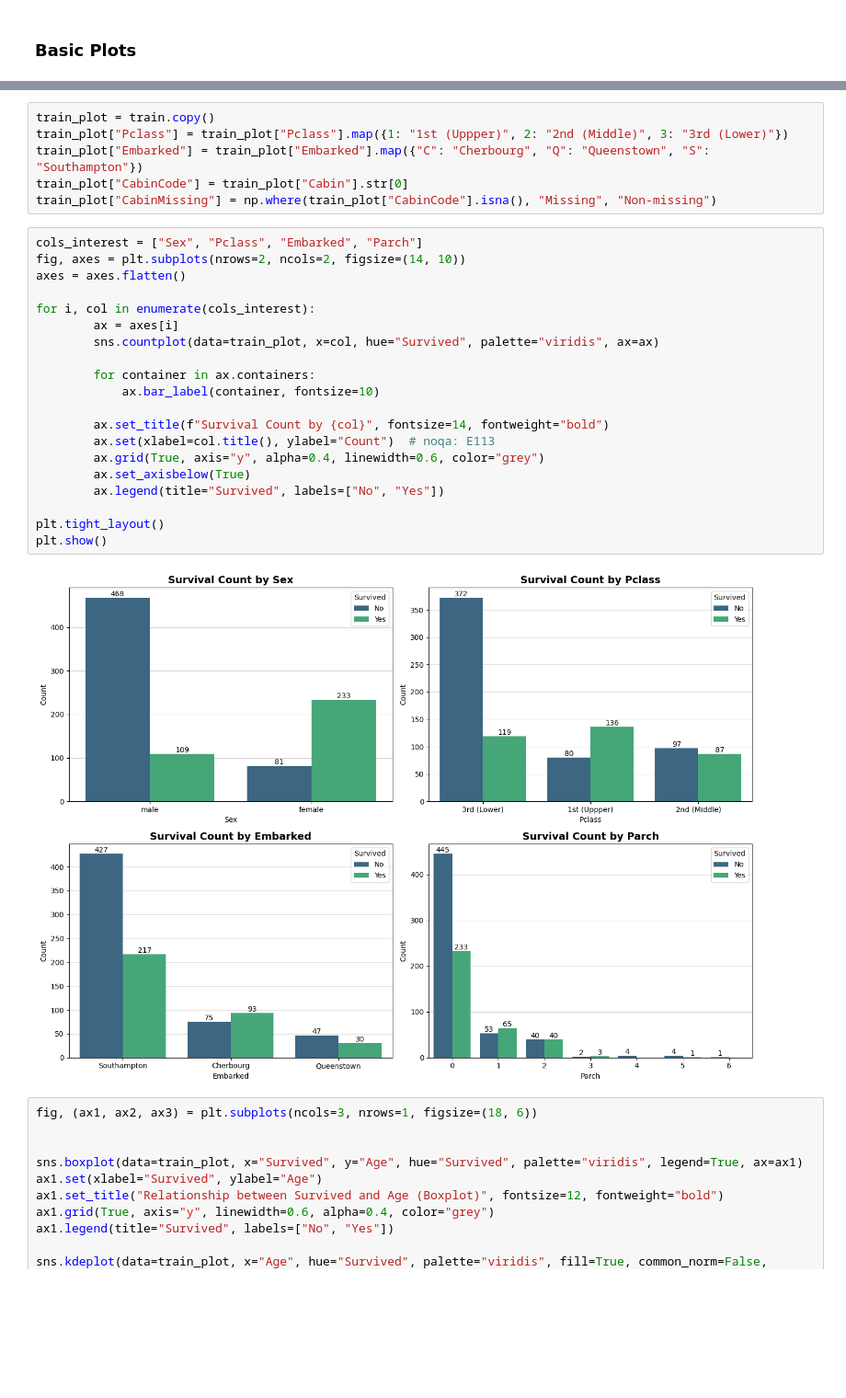
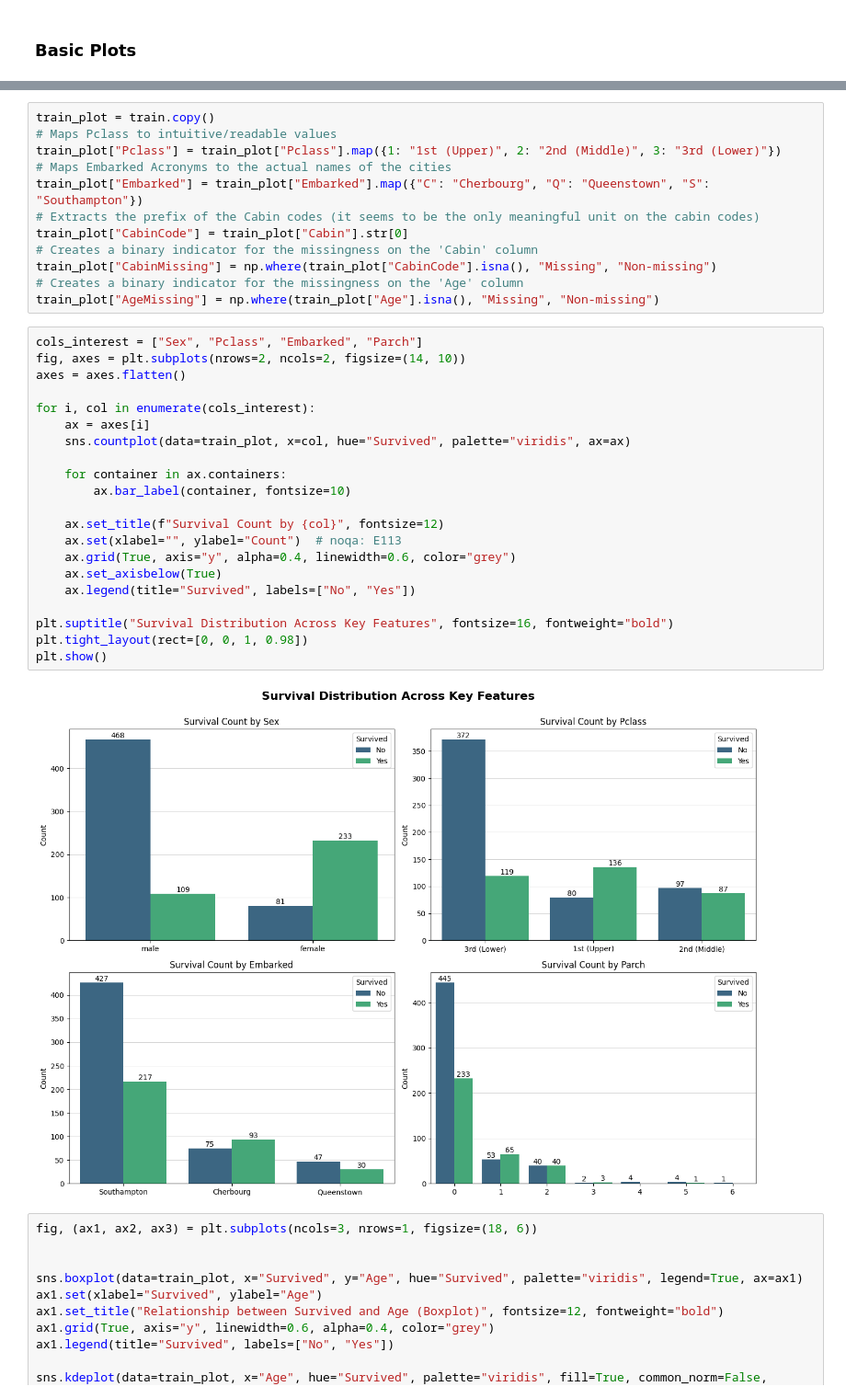
Before and after one commit to jhlopesalves/classic_workflows, a Jupyter notebook: supervised_learning/classification/titanic/titanic.ipynb, the cells around one changed output, grey strips where cells are left out. Shown at 92% size. Cells and saved outputs as stored; diff of their text form; blank space fills up the shorter version.

```diff
--- a/supervised_learning/classification/titanic/titanic.ipynb
+++ b/supervised_learning/classification/titanic/titanic.ipynb
@@ -115,31 +141,38 @@ sns.set_color_codes("bright")
 # %%
 train_plot = train.copy()
-train_plot["Pclass"] = train_plot["Pclass"].map({1: "1st (Uppper)", 2: "2nd (Middle)", 3: "3rd (Lower)"})
+# Maps Pclass to intuitive/readable values
+train_plot["Pclass"] = train_plot["Pclass"].map({1: "1st (Upper)", 2: "2nd (Middle)", 3: "3rd (Lower)"})
+# Maps Embarked Acronyms to the actual names of the cities
 train_plot["Embarked"] = train_plot["Embarked"].map({"C": "Cherbourg", "Q": "Queenstown", "S": "Southampton"})
+# Extracts the prefix of the Cabin codes (it seems to be the only meaningful unit on the cabin codes)
 train_plot["CabinCode"] = train_plot["Cabin"].str[0]
+# Creates a binary indicator for the missingness on the 'Cabin' column
 train_plot["CabinMissing"] = np.where(train_plot["CabinCode"].isna(), "Missing", "Non-missing")
+# Creates a binary indicator for the missingness on the 'Age' column
+train_plot["AgeMissing"] = np.where(train_plot["Age"].isna(), "Missing", "Non-missing")
 # %%
 cols_interest = ["Sex", "Pclass", "Embarked", "Parch"]
 fig, axes = plt.subplots(nrows=2, ncols=2, figsize=(14, 10))
 axes = axes.flatten()
 
 for i, col in enumerate(cols_interest):
-		ax = axes[i]
-		sns.countplot(data=train_plot, x=col, hue="Survived", palette="viridis", ax=ax)
+	ax = axes[i]
+	sns.countplot(data=train_plot, x=col, hue="Survived", palette="viridis", ax=ax)
 
-		for container in ax.containers:
-			ax.bar_label(container, fontsize=10)
+	for container in ax.containers:
+		ax.bar_label(container, fontsize=10)
 
-		ax.set_title(f"Survival Count by {col}", fontsize=14, fontweight="bold")
-		ax.set(xlabel=col.title(), ylabel="Count")  # noqa: E113
-		ax.grid(True, axis="y", alpha=0.4, linewidth=0.6, color="grey")
-		ax.set_axisbelow(True)
-		ax.legend(title="Survived", labels=["No", "Yes"])
+	ax.set_title(f"Survival Count by {col}", fontsize=12)
+	ax.set(xlabel="", ylabel="Count")  # noqa: E113
+	ax.grid(True, axis="y", alpha=0.4, linewidth=0.6, color="grey")
+	ax.set_axisbelow(True)
+	ax.legend(title="Survived", labels=["No", "Yes"])
 
-plt.tight_layout()
+plt.suptitle("Survival Distribution Across Key Features", fontsize=16, fontweight="bold")
+plt.tight_layout(rect=[0, 0, 1, 0.98])
 plt.show()
 # %% [output]
-[figure, old version]
+[figure, new version]
 # %%
 fig, (ax1, ax2, ax3) = plt.subplots(ncols=3, nrows=1, figsize=(18, 6))
 
```
Also changed, not shown: parts of 68 cells of this notebook.
